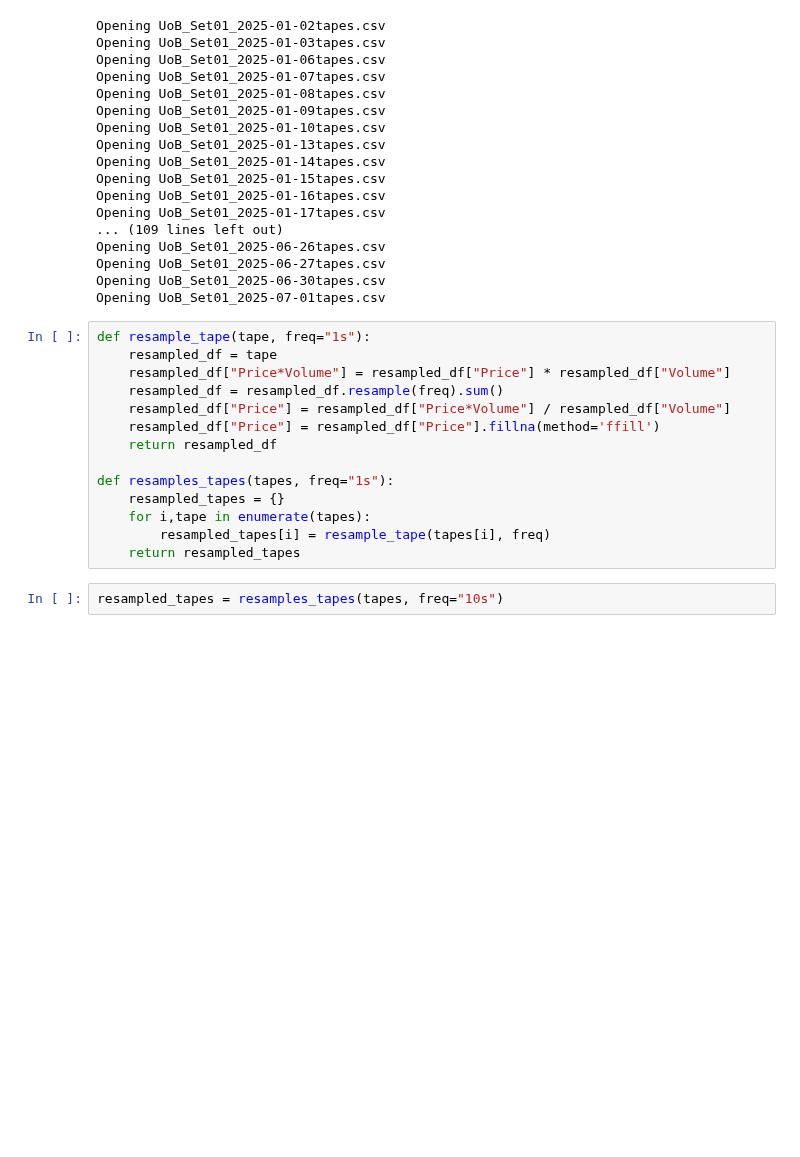
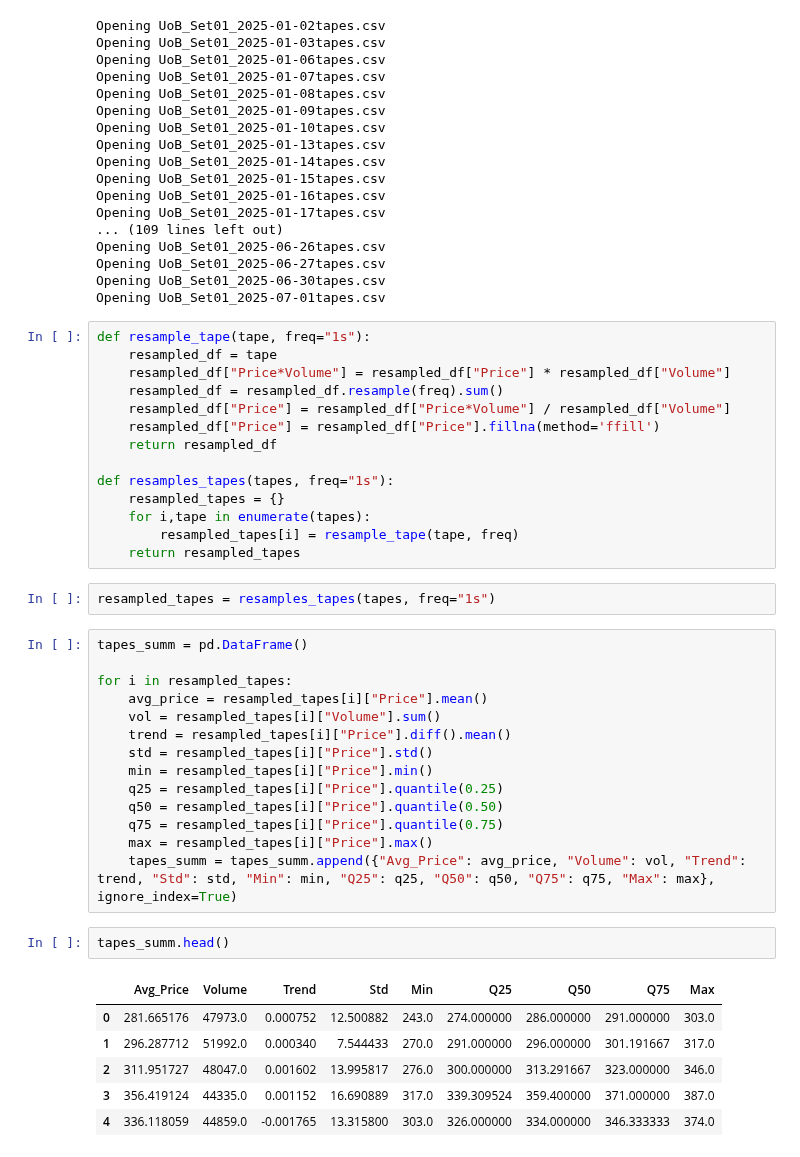
Before and after one commit to UoB-DSMP-2023-24/dsmp-2024-group-19, a Jupyter notebook: Daily_Summary_Data.ipynb, the cells around one changed output. Saved outputs shown, nothing was run; the diff lists cells and outputs as text; blank space fills up the shorter version.

```diff
--- a/Daily_Summary_Data.ipynb
+++ b/Daily_Summary_Data.ipynb
@@ -35,7 +35,30 @@ def resample_tape(tape, freq="1s"):
 def resamples_tapes(tapes, freq="1s"):
     resampled_tapes = {}
     for i,tape in enumerate(tapes):
-        resampled_tapes[i] = resample_tape(tapes[i], freq)
+        resampled_tapes[i] = resample_tape(tape, freq)
     return resampled_tapes
 # %%
-resampled_tapes = resamples_tapes(tapes, freq="10s")
+resampled_tapes = resamples_tapes(tapes, freq="1s")
+# %%
+tapes_summ = pd.DataFrame()
+
+for i in resampled_tapes:
+    avg_price = resampled_tapes[i]["Price"].mean()
+    vol = resampled_tapes[i]["Volume"].sum()
+    trend = resampled_tapes[i]["Price"].diff().mean()
+    std = resampled_tapes[i]["Price"].std()
+    min = resampled_tapes[i]["Price"].min()
+    q25 = resampled_tapes[i]["Price"].quantile(0.25)
+    q50 = resampled_tapes[i]["Price"].quantile(0.50)
+    q75 = resampled_tapes[i]["Price"].quantile(0.75)
+    max = resampled_tapes[i]["Price"].max()
+    tapes_summ = tapes_summ.append({"Avg_Price": avg_price, "Volume": vol, "Trend": trend, "Std": std, "Min": min, "Q25": q25, "Q50": q50, "Q75": q75, "Max": max}, ignore_index=True)
+# %%
+tapes_summ.head()
+# %% [output]
+|  | Avg_Price | Volume | Trend | Std | Min | Q25 | Q50 | Q75 | Max |
+| 0 | 281.665176 | 47973.0 | 0.000752 | 12.500882 | 243.0 | 274.000000 | 286.000000 | 291.000000 | 303.0 |
+| 1 | 296.287712 | 51992.0 | 0.000340 | 7.544433 | 270.0 | 291.000000 | 296.000000 | 301.191667 | 317.0 |
+| 2 | 311.951727 | 48047.0 | 0.001602 | 13.995817 | 276.0 | 300.000000 | 313.291667 | 323.000000 | 346.0 |
+| 3 | 356.419124 | 44335.0 | 0.001152 | 16.690889 | 317.0 | 339.309524 | 359.400000 | 371.000000 | 387.0 |
+| 4 | 336.118059 | 44859.0 | -0.001765 | 13.315800 | 303.0 | 326.000000 | 334.000000 | 346.333333 | 374.0 |
```
